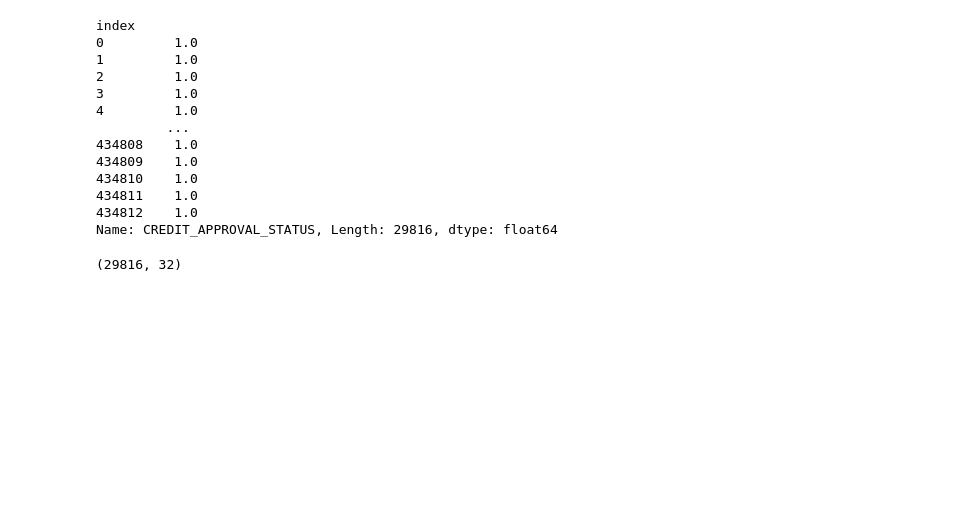
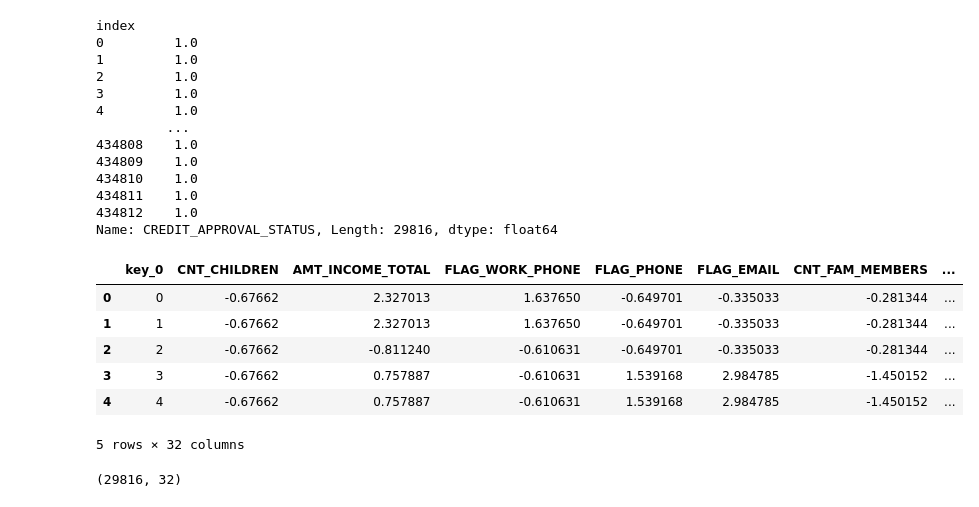
Before and after one commit to agusHendra67/CreditCard, a Jupyter notebook: coba.ipynb, the cells around one changed output. Saved outputs shown, nothing was run; the diff lists cells and outputs as text; code cells hidden in the pictures; blank space fills up the shorter version.

```diff
--- a/coba.ipynb
+++ b/coba.ipynb
@@ -556,6 +565,16 @@ Name: CREDIT_APPROVAL_STATUS, Length: 29816, dtype: float64
 coba_df = merged_df.copy()
 # %%
 coba_df = pd.merge(coba_df, one_hot, on=coba_df.index, how='inner')
+# %%
+coba_df.head()
+# %% [output]
+|  | key_0 | CNT_CHILDREN | AMT_INCOME_TOTAL | FLAG_WORK_PHONE | FLAG_PHONE | FLAG_EMAIL | CNT_FAM_MEMBERS | ... |
+| 0 | 0 | -0.67662 | 2.327013 | 1.637650 | -0.649701 | -0.335033 | -0.281344 | ... |
+| 1 | 1 | -0.67662 | 2.327013 | 1.637650 | -0.649701 | -0.335033 | -0.281344 | ... |
+| 2 | 2 | -0.67662 | -0.811240 | -0.610631 | -0.649701 | -0.335033 | -0.281344 | ... |
+| 3 | 3 | -0.67662 | 0.757887 | -0.610631 | 1.539168 | 2.984785 | -1.450152 | ... |
+| 4 | 4 | -0.67662 | 0.757887 | -0.610631 | 1.539168 | 2.984785 | -1.450152 | ... |
+5 rows × 32 columns
 # %%
 train_df = coba_df.copy()
 # %%
```
Also changed, not shown: parts of 4 cells of this notebook.
